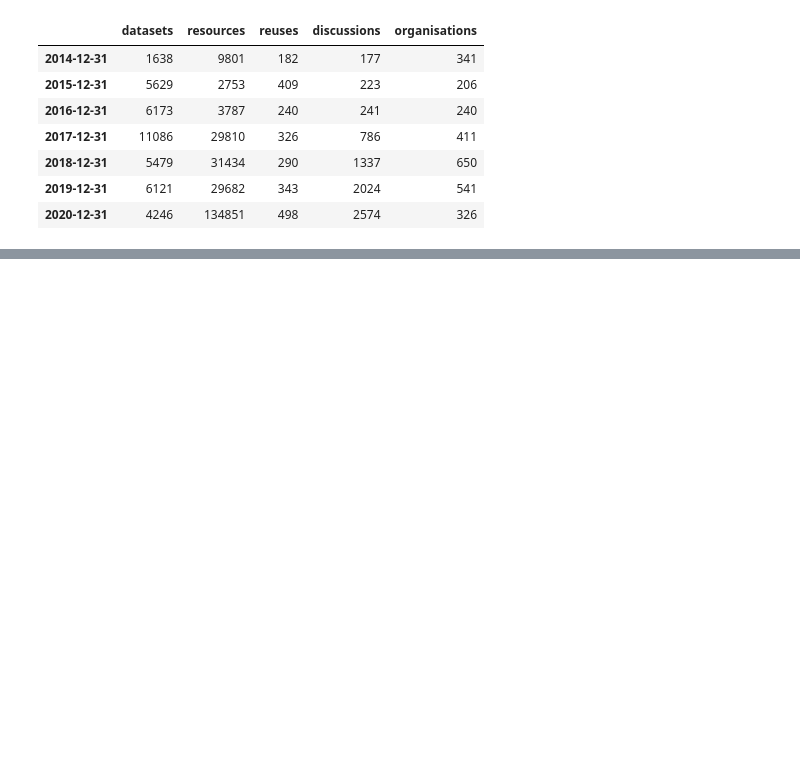
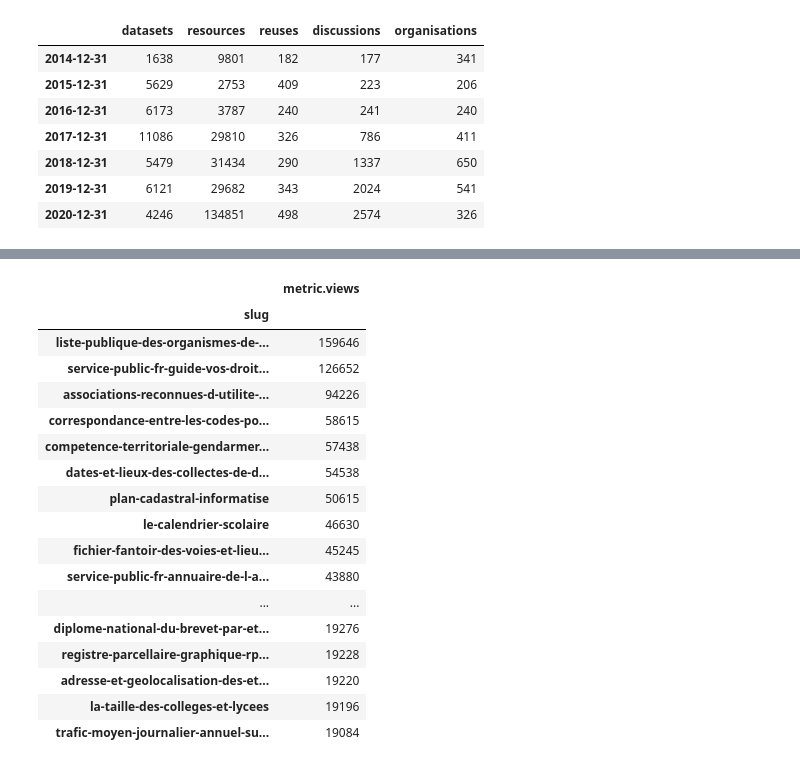
Before and after one commit to abulte/datagouvfr-catalogue, a Jupyter notebook: analysis.ipynb, the cells around one changed output, grey strips where cells are left out. Saved outputs shown, nothing was run; the diff lists cells and outputs as text; code cells hidden in the pictures; blank space fills up the shorter version.

```diff
--- a/analysis.ipynb
+++ b/analysis.ipynb
@@ -94,0 +114,23 @@ fig.show()
+# %%
+# Top 50 all time
+df = [d for d in data if d['id'] == 'datasets'][0]['df']
+pd.DataFrame(df.groupby('slug').sum('metric.views').sort_values('metric.views', ascending=False)[:50]['metric.views'])
+# %% [output]
+|  | metric.views |
+| slug |  |
+| liste-publique-des-organismes-de-... | 159646 |
+| service-public-fr-guide-vos-droit... | 126652 |
+| associations-reconnues-d-utilite-... | 94226 |
+| correspondance-entre-les-codes-po... | 58615 |
+| competence-territoriale-gendarmer... | 57438 |
+| dates-et-lieux-des-collectes-de-d... | 54538 |
+| plan-cadastral-informatise | 50615 |
+| le-calendrier-scolaire | 46630 |
+| fichier-fantoir-des-voies-et-lieu... | 45245 |
+| service-public-fr-annuaire-de-l-a... | 43880 |
+| ... | ... |
+| diplome-national-du-brevet-par-et... | 19276 |
+| registre-parcellaire-graphique-rp... | 19228 |
+| adresse-et-geolocalisation-des-et... | 19220 |
+| la-taille-des-colleges-et-lycees | 19196 |
+| trafic-moyen-journalier-annuel-su... | 19084 |
```
Also changed, not shown: parts of 3 cells of this notebook.
